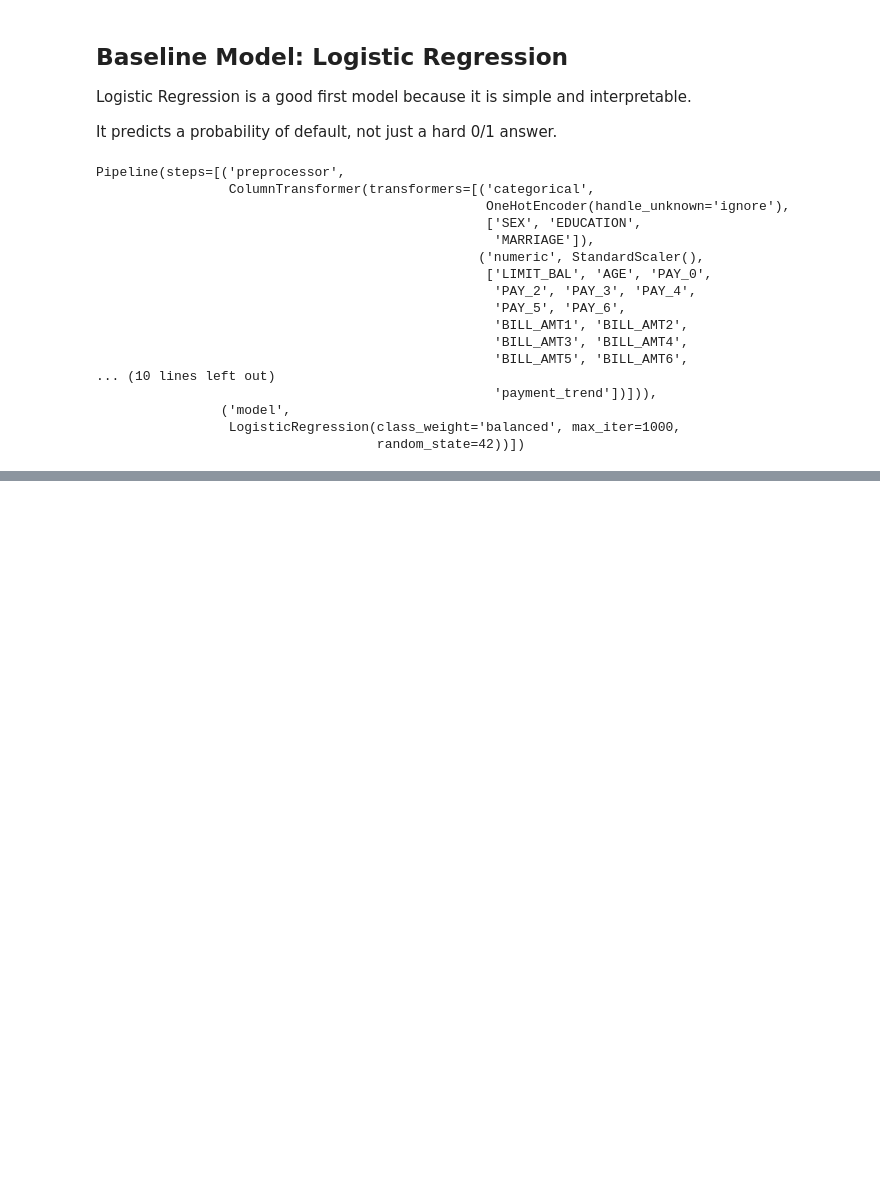
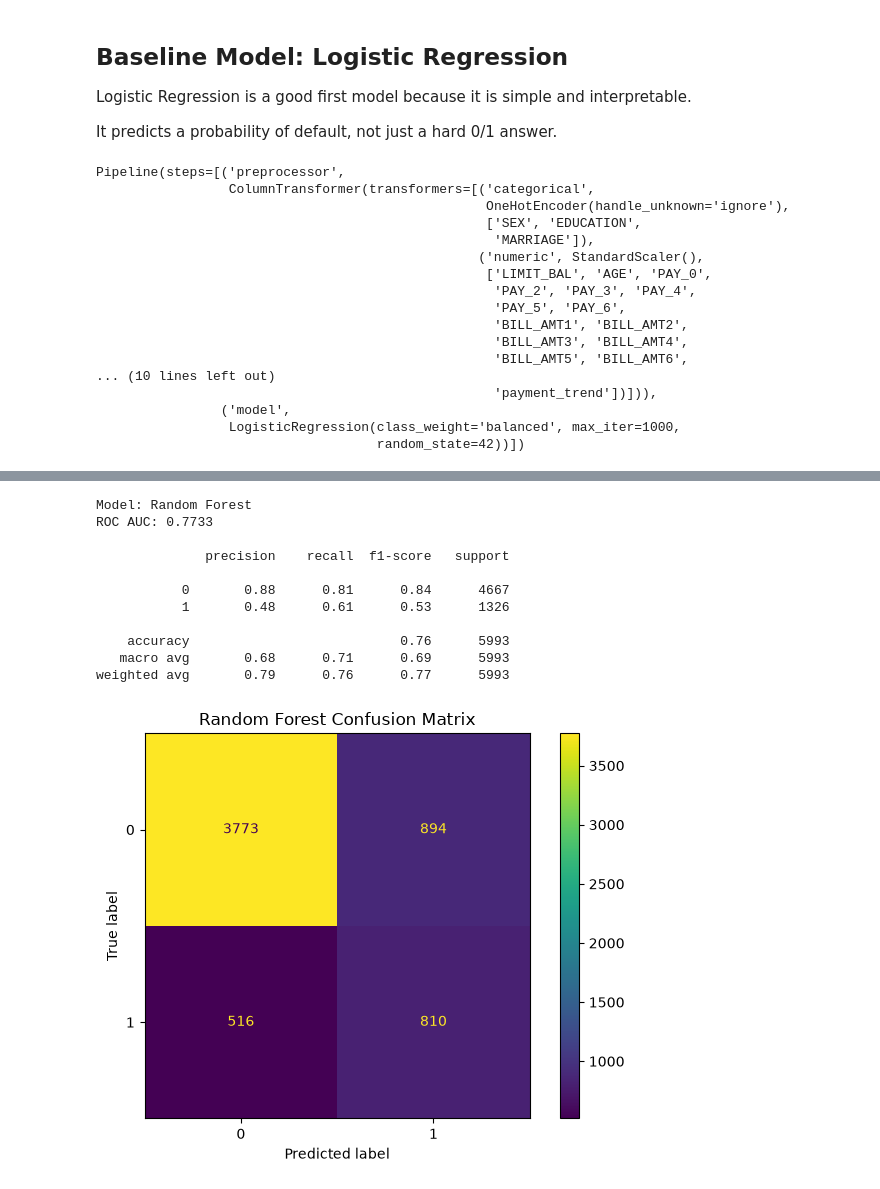
Before and after one commit to ehneh03/credit-card-default-risk, a Jupyter notebook: notebooks/01_credit_default_risk_walkthrough.ipynb, the cells around one changed output, grey strips where cells are left out. Drawn from its saved outputs; the diff is of its cells as text; code cells hidden in the pictures; blank space fills up the shorter version.

Commit message:
Added Random Forest model

```diff
--- a/notebooks/01_credit_default_risk_walkthrough.ipynb
+++ b/notebooks/01_credit_default_risk_walkthrough.ipynb
@@ -593,0 +598,17 @@ weighted avg       0.78      0.75      0.76      5993
+# %%
+from sklearn.ensemble import RandomForestClassifier
+
+rf_model = Pipeline(
+    steps=[
+        ("preprocessor", make_preprocessor()),
+        ("model", RandomForestClassifier(
+            n_estimators=300,
+            max_depth=8,
+            class_weight="balanced",
+            random_state=42,
+            n_jobs=-1,
+        )),
+    ]
+)
+
+rf_model.fit(X_train, y_train)
@@ -593,0 +633,20 @@ weighted avg       0.78      0.75      0.76      5993
+# %%
+rf_results = evaluate_classifier(
+    "Random Forest",
+    rf_model,
+    X_test,
+    y_test
+)
+# %% [output]
+Model: Random Forest
+ROC AUC: 0.7733
+
+              precision    recall  f1-score   support
+
+           0       0.88      0.81      0.84      4667
+           1       0.48      0.61      0.53      1326
+
+    accuracy                           0.76      5993
+   macro avg       0.68      0.71      0.69      5993
+weighted avg       0.79      0.76      0.77      5993
+[figure, added]
```
Also changed, not shown: parts of 24 cells of this notebook, 1 other file.
